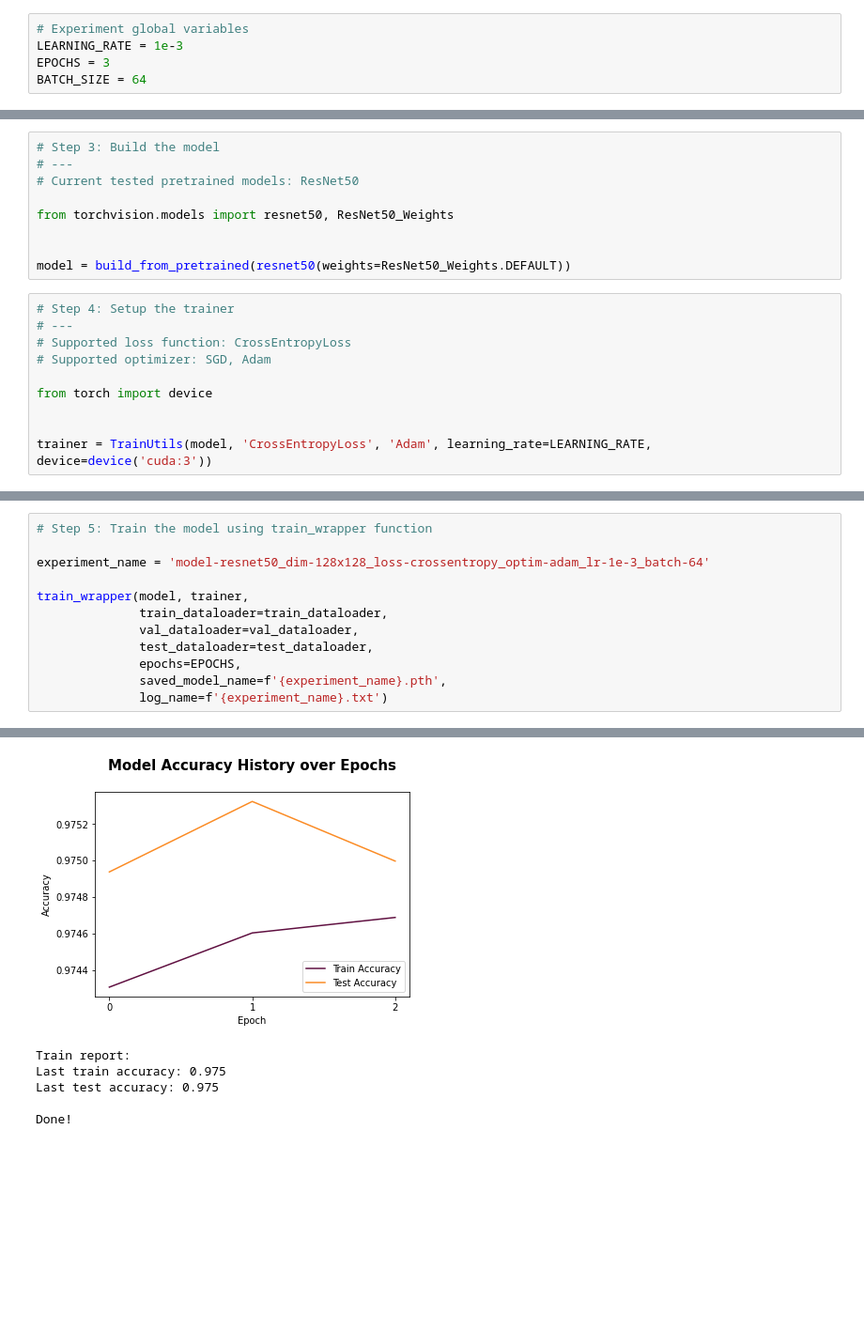
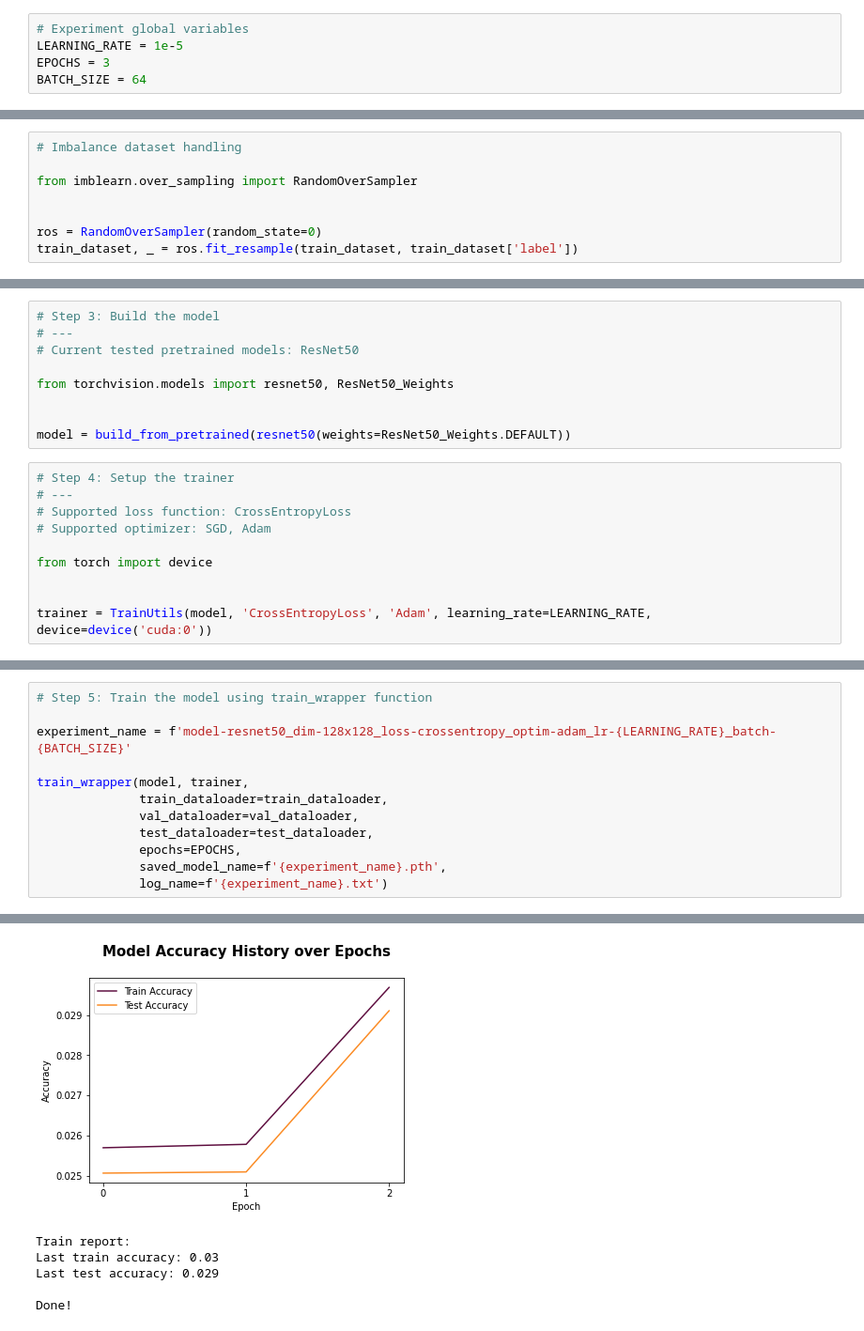
Before and after one commit to ariefpurnamamuharram/IF5200, a Jupyter notebook: experiments.ipynb, the cells around one changed output, grey strips where cells are left out. Shown at 94% size. Drawn from its saved outputs; the diff is of its cells as text; blank space fills up the shorter version.

Commit message:
Update experiments notebook

```diff
--- a/experiments.ipynb
+++ b/experiments.ipynb
@@ -68,7 +70,7 @@ df.head(3)
 ## D. Modeling
 # %%
 # Experiment global variables
-LEARNING_RATE = 1e-3
+LEARNING_RATE = 1e-5
 EPOCHS = 3
 BATCH_SIZE = 64
 # %% [markdown]
@@ -97,0 +112,8 @@ train_dataset, val_dataset = train_test_split(
+# %%
+# Imbalance dataset handling
+
+from imblearn.over_sampling import RandomOverSampler
+
+
+ros = RandomOverSampler(random_state=0)
+train_dataset, _ = ros.fit_resample(train_dataset, train_dataset['label'])
@@ -121,6 +153,6 @@ model = build_from_pretrained(resnet50(weights=ResNet50_Weights.DEFAULT))
 from torch import device
 
 
-trainer = TrainUtils(model, 'CrossEntropyLoss', 'Adam', learning_rate=LEARNING_RATE, device=device('cuda:3'))
+trainer = TrainUtils(model, 'CrossEntropyLoss', 'Adam', learning_rate=LEARNING_RATE, device=device('cuda:0'))
 # %% [output]
 Using GPU!
@@ -128,7 +160,7 @@ Device name: Quadro RTX 4000
 # %%
 # Step 5: Train the model using train_wrapper function
 
-experiment_name = 'model-resnet50_dim-128x128_loss-crossentropy_optim-adam_lr-1e-3_batch-64'
+experiment_name = f'model-resnet50_dim-128x128_loss-crossentropy_optim-adam_lr-{LEARNING_RATE}_batch-{BATCH_SIZE}'
 
 train_wrapper(model, trainer,
               train_dataloader=train_dataloader,
@@ -163,6 +209,6 @@ Model models/model-resnet50_dim-128x128_loss-crossentropy_optim-adam_lr-1e-3_bat
-[figure, old version]
+[figure, new version]
 Train report:
-Last train accuracy: 0.975
-Last test accuracy: 0.975
+Last train accuracy: 0.03
+Last test accuracy: 0.029
 
 Done!
```
Also changed, not shown: parts of 7 cells of this notebook.
